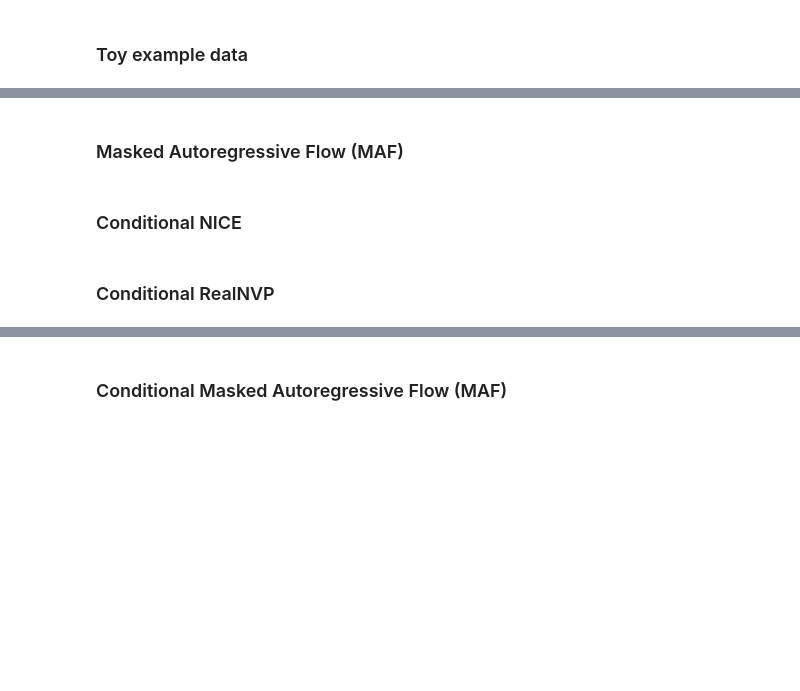
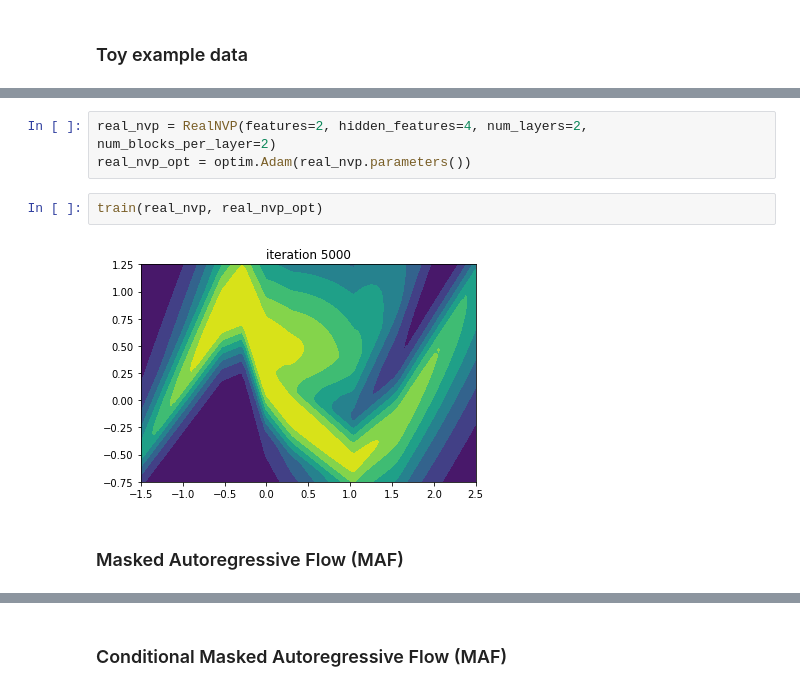
Before and after one commit to pfilo8/Conditional-object-generation-using-pre-trained-models-and-plug-in-networks, a Jupyter notebook: Workshop.ipynb, the cells around one changed output, grey strips where cells are left out. Drawn from its saved outputs; the diff is of its cells as text; blank space fills up the shorter version.

```diff
--- a/Workshop.ipynb
+++ b/Workshop.ipynb
@@ -117,6 +211,9 @@ for i in range(num_iter):
+# %%
+real_nvp = RealNVP(features=2, hidden_features=4, num_layers=2, num_blocks_per_layer=2)
+real_nvp_opt = optim.Adam(real_nvp.parameters())
+# %%
+train(real_nvp, real_nvp_opt)
+# %% [output]
+[figure, added]
 # %% [markdown]
 ### Masked Autoregressive Flow (MAF)
-# %% [markdown]
-### Conditional NICE
-# %% [markdown]
-### Conditional RealNVP
```
Also changed, not shown: parts of 25 cells of this notebook.
